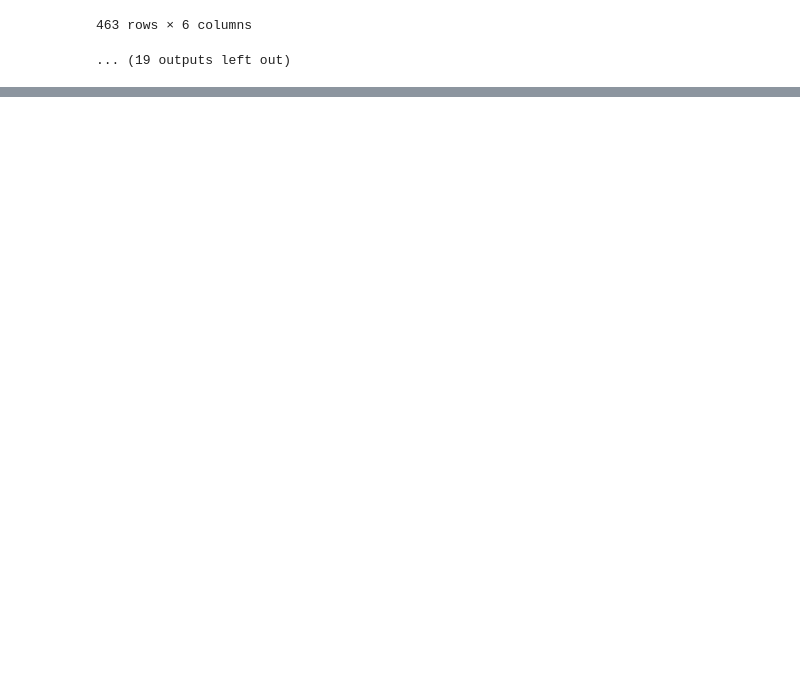
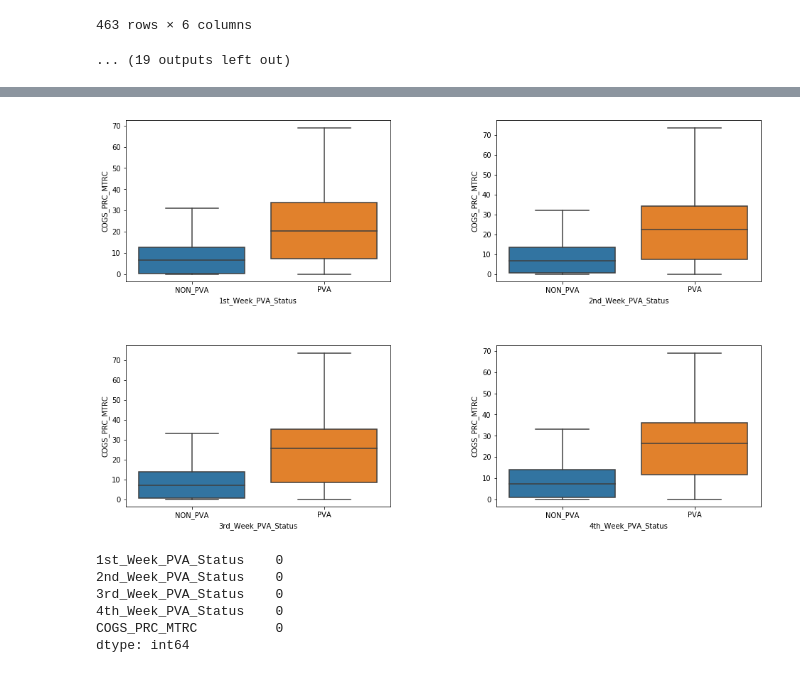
Before and after one commit to SupChanda/AIS-Pharmacy-Dataset, a Jupyter notebook: Which drug families appear to be purchased outside the PVA most often.ipynb, the cells around one changed output, grey strips where cells are left out. Drawn from its saved outputs; the diff is of its cells as text; code cells hidden in the pictures; blank space fills up the shorter version.

```diff
--- a/Which drug families appear to be purchased outside the PVA most often.ipynb
+++ b/Which drug families appear to be purchased outside the PVA most often.ipynb
@@ -415,0 +418,3 @@ for key,value in df.groupby('NDC_DESC'):
+# %%
+df=pd.read_csv('AIS datasheet.csv')
+df.columns
@@ -415,0 +437,28 @@ for key,value in df.groupby('NDC_DESC'):
+# %%
+dfNew=df.loc[:,['NDC', 'NDC_DESC','DSPN_QTY_NDC_1WK', 'PURCH_QTY_NDC_1WK_MTRC',
+                'DSPN_QTY_NDC_4WKS','PURCH_QTY_NDC_4WKS_MTRC',
+                'DSPN_QTY_NDC_13WKS', 'PURCH_QTY_NDC_13WKS_MTRC',
+                'DSPN_QTY_NDC_26WKS','PURCH_QTY_NDC_26WKS_MTRC']]
+col=len(dfNew.columns.values)
+k=1
+from IPython.display import display
+for i in range(2,col,2):
+    dfNew[str(k)+'_WK_DIFF'] = abs(dfNew[dfNew.columns.values[i]]-dfNew[dfNew.columns.values[i+1]])
+    k+=1
+#display(dfNew)
+dfDiff = dfNew.take([0,1,10,11,12,13],axis=1)
+dfDiff.head()
+j=dfDiff.iloc[:,2:]
+#print(len(j.columns.values))
+dt=pd.DataFrame()
+for i in range(0,len(j.columns.values)):
+    DTSeries=pd.Series()
+    for each in j.iloc[:,i].values:
+        if each <50:
+            DTSeries=DTSeries.append(pd.Series('PVA'))
+        else:
+            DTSeries=DTSeries.append(pd.Series('NON_PVA'))
+    temp = pd.DataFrame(DTSeries)
+    dt = pd.concat([dt,temp],axis=1)
+dt.columns=['1st_Week_PVA_Status','2nd_Week_PVA_Status','3rd_Week_PVA_Status','4th_Week_PVA_Status']
+display(dt)
@@ -415,0 +484,6 @@ for key,value in df.groupby('NDC_DESC'):
+# %%
+dt.reset_index(drop=True,inplace=True)
+initialDT=dfDiff.iloc[:,1:]
+finalDTMerged = initialDT.merge(dt, how='outer',left_index=True,right_index=True)
+finalDTMerged= pd.concat([finalDTMerged,df['COGS_PRC_MTRC']],axis=1)
+finalDTMerged
@@ -415,0 +509,20 @@ for key,value in df.groupby('NDC_DESC'):
+# %%
+newDTMerged=finalDTMerged.drop(columns=['NDC_DESC','1_WK_DIFF','2_WK_DIFF','3_WK_DIFF','4_WK_DIFF','COGS_PRC_MTRC'])
+fig = plt.figure(figsize=(16,10))
+fig.subplots_adjust(wspace=0.4,hspace=0.4)
+for i in range(0,len(newDTMerged.columns.values)):
+    ax=plt.subplot(2,2,i+1)
+    sns.boxplot(x=newDTMerged[newDTMerged.columns.values[i]],y=finalDTMerged['COGS_PRC_MTRC'],showfliers=False)
+# %% [output]
+[figure, added]
+# %%
+overallDT = pd.concat([newDTMerged,finalDTMerged['COGS_PRC_MTRC']],axis=1)
+overallDT.dropna(subset=['COGS_PRC_MTRC'],inplace=True)
+overallDT.isnull().sum()
+# %% [output]
+1st_Week_PVA_Status    0
+2nd_Week_PVA_Status    0
+3rd_Week_PVA_Status    0
+4th_Week_PVA_Status    0
+COGS_PRC_MTRC          0
+dtype: int64
```
Also changed, not shown: parts of 6 cells of this notebook.
